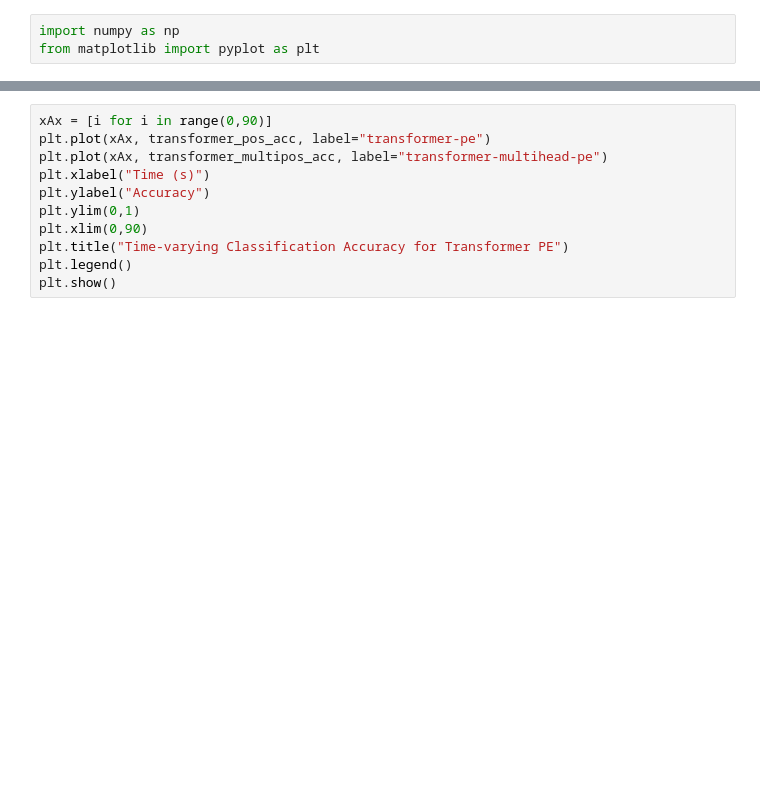
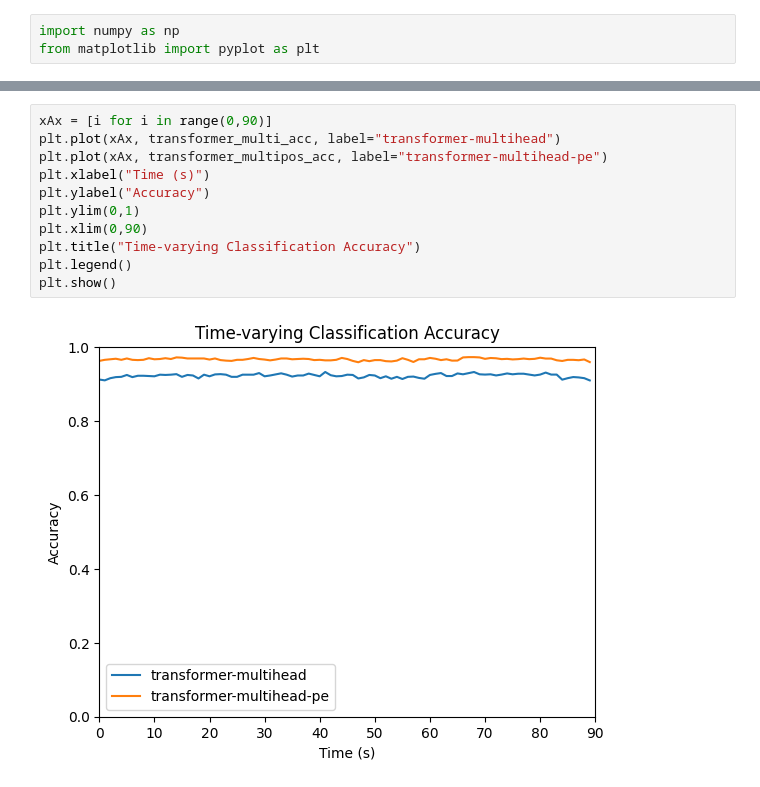
Before and after one commit to axgu/srp-lab-notebook, a Jupyter notebook: hcp_data/figures.ipynb, the cells around one changed output, grey strips where cells are left out. Cells and saved outputs as stored; diff of their text form; blank space fills up the shorter version.

```diff
--- a/hcp_data/figures.ipynb
+++ b/hcp_data/figures.ipynb
@@ -78,11 +127,13 @@ plt.show()
 # %%
 xAx = [i for i in range(0,90)]
-plt.plot(xAx, transformer_pos_acc, label="transformer-pe")
+plt.plot(xAx, transformer_multi_acc, label="transformer-multihead")
 plt.plot(xAx, transformer_multipos_acc, label="transformer-multihead-pe")
 plt.xlabel("Time (s)")
 plt.ylabel("Accuracy")
 plt.ylim(0,1)
 plt.xlim(0,90)
-plt.title("Time-varying Classification Accuracy for Transformer PE")
+plt.title("Time-varying Classification Accuracy")
 plt.legend()
 plt.show()
+# %% [output]
+[figure, added]
```
Also changed, not shown: parts of 14 cells of this notebook, 12 other files.
